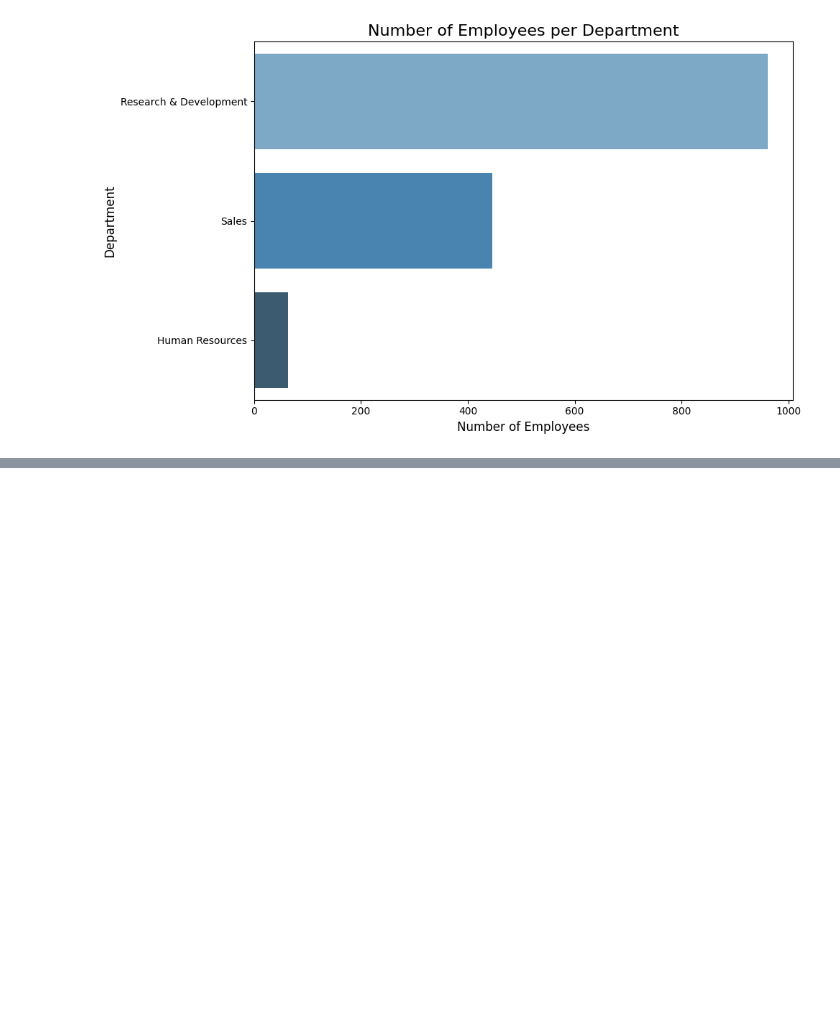
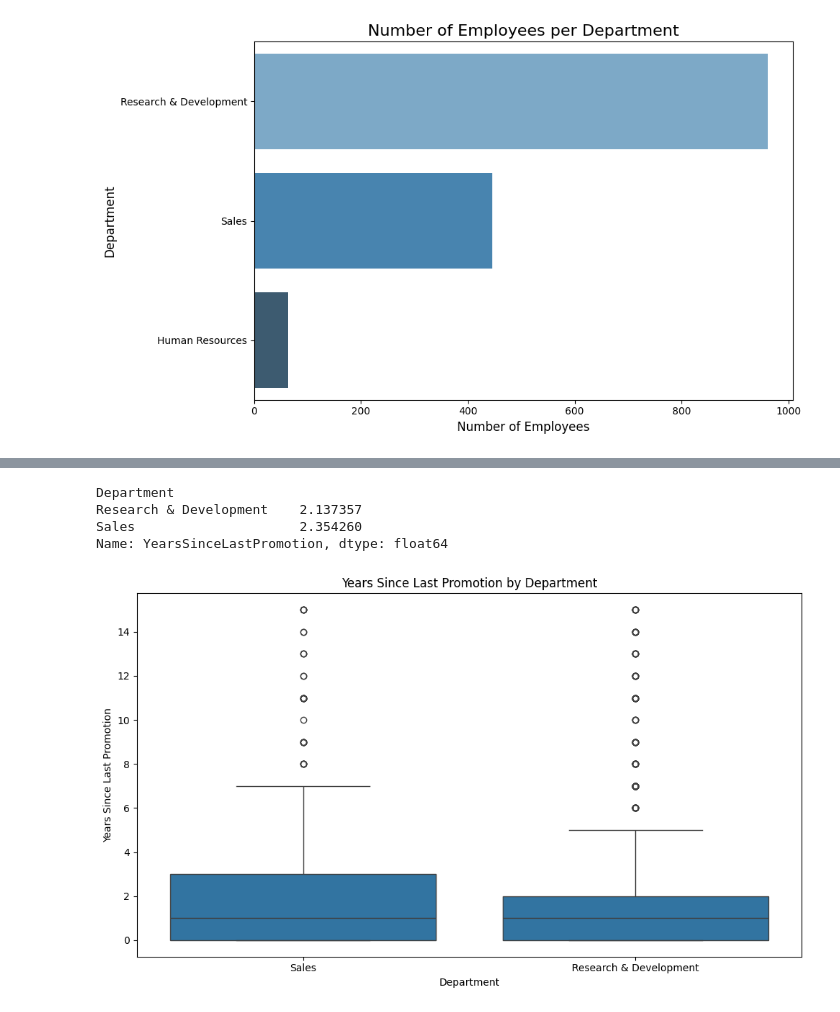
Before and after one commit to melo4yxa77796/EmployeeProductivityAnalysis, a Jupyter notebook: atrrition.ipynb, the cells around one changed output, grey strips where cells are left out. Cells and saved outputs as stored; diff of their text form; code cells hidden in the pictures; blank space fills up the shorter version.

Commit message:
cheked if  longer periods without promotion affect atrrition

```diff
--- a/atrrition.ipynb
+++ b/atrrition.ipynb
@@ -148,0 +271,21 @@ Passing `palette` without assigning `hue` is deprecated and will be removed in v
+# %%
+years_promo = df_filtered.groupby('Department')['YearsSinceLastPromotion'].mean()
+print(years_promo)
+# %% [output]
+Department
+Research & Development    2.137357
+Sales                     2.354260
+Name: YearsSinceLastPromotion, dtype: float64
+# %%
+import matplotlib.pyplot as plt
+import seaborn as sns
+
+plt.figure(figsize=(10,6))
+sns.boxplot(data=df_filtered, x='Department', y='YearsSinceLastPromotion')
+plt.title('Years Since Last Promotion by Department')
+plt.xlabel('Department')
+plt.ylabel('Years Since Last Promotion')
+plt.tight_layout()
+plt.show()
+# %% [output]
+[figure, added]
```
Also changed, not shown: parts of 13 cells of this notebook.
